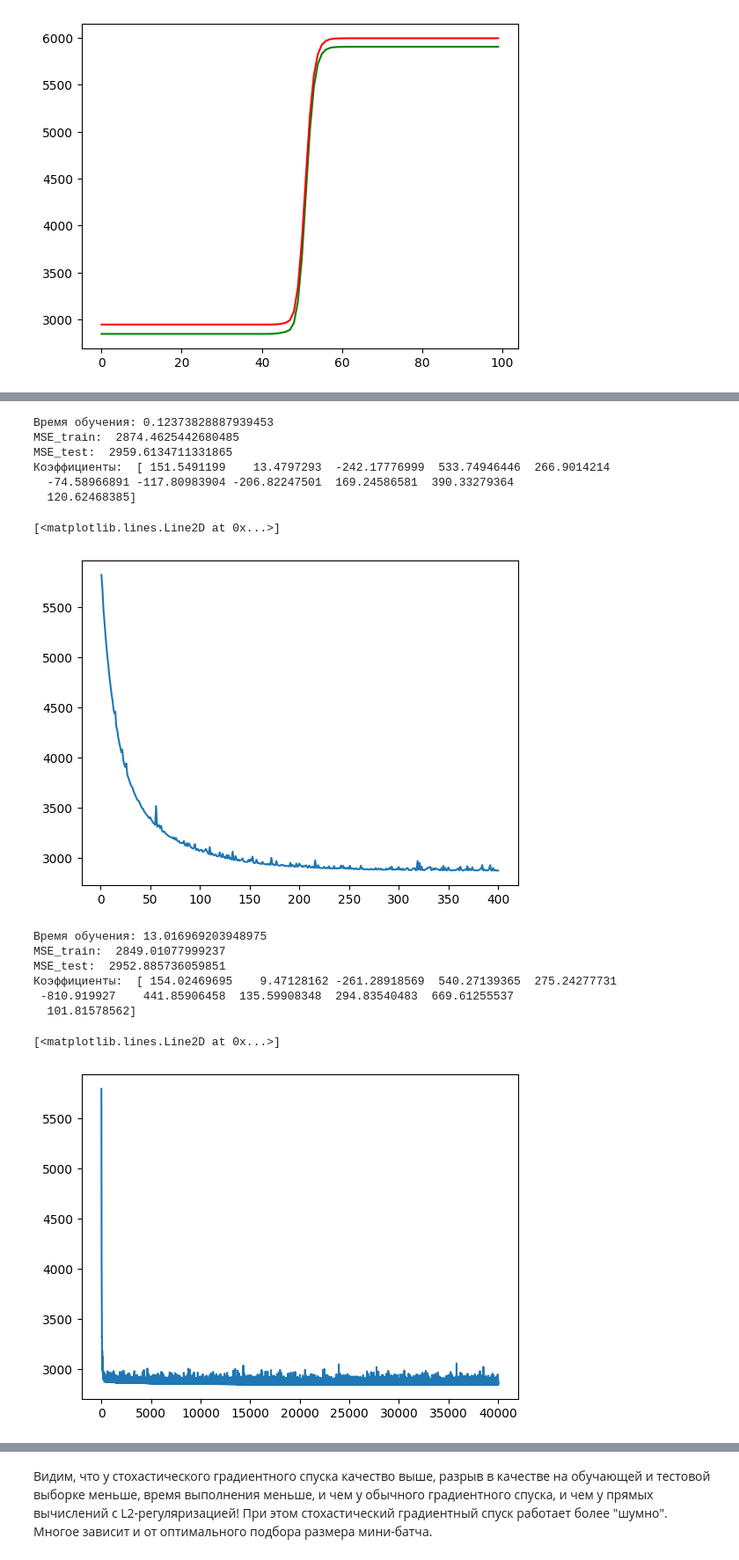
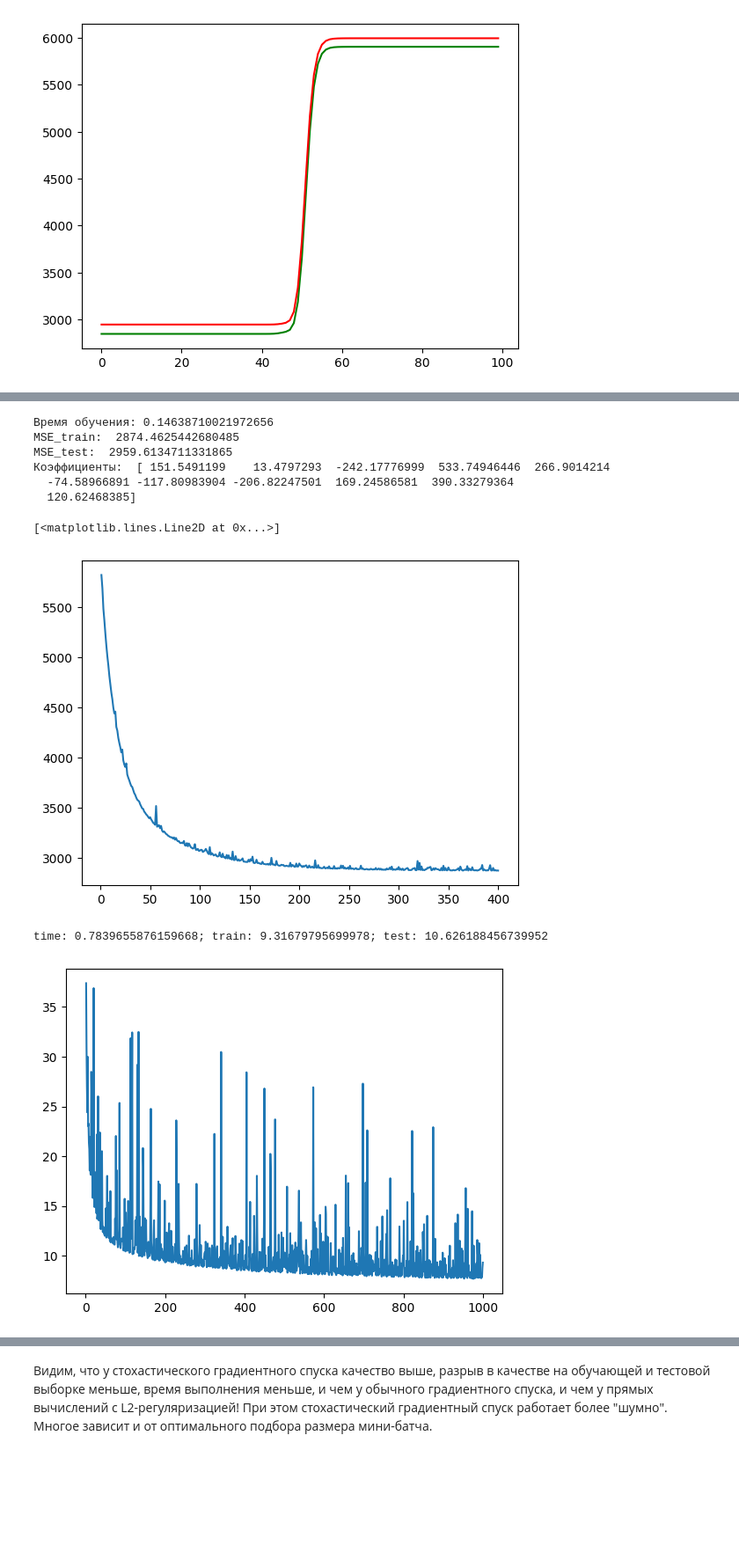
Before and after one commit to alexndremelyanov/_, a Jupyter notebook: L4.ipynb, the cells around one changed output, grey strips where cells are left out. Shown: that part at 88% size. Saved outputs shown, nothing was run; the diff lists cells and outputs as text; code cells hidden in the pictures; blank space fills up the shorter version.

```diff
--- a/L4.ipynb
+++ b/L4.ipynb
@@ -173,5 +161,5 @@ fig = plt.plot(steps, errors)
 # %%
-def train_test_split_(x, y, test_size=0.2, random_state=None):
+def train_test_split(x, y, test_size=0.2, random_state=None):
     data = np.concatenate((x, y.reshape(y.shape[0],1)), axis=1)
     # Задаем seed для воспроизводимости результатов, если указан random_state
     if random_state is not None:
@@ -208,7 +196,7 @@ df['diabetes_measure'] = diabetes.target
 X = df.iloc[:,:-1].values
 y = df.iloc[:,-1].values
 print(df.head())
-x_train, y_train, x_test, y_test = train_test_split_(X, y, test_size = 0.3, random_state = 123)
+x_train, y_train, x_test, y_test = train_test_split(X, y, test_size = 0.3, random_state = 123)
 x_train1 = np.hstack((np.ones((x_train.shape[0], 1)), x_train))
 x_test1 = np.hstack((np.ones((x_test.shape[0], 1)), x_test))
 # %% [output]
@@ -292,13 +280,12 @@ start_time = time.time()
 modelSGD = LinearRegressionSGD(lr=0.1, max_iter=400, batch_size=8, tol=1e-3, intercept = True)
 steps, errors = modelSGD.fit(x_train, y_train)
 print("Время обучения:", time.time() - start_time)
-# Predict using predict method from model
 print("MSE_train: ", modelSGD.MSE(x_train, y_train))
 print("MSE_test: ", modelSGD.MSE(x_test, y_test))
 print("Коэффициенты: ", modelSGD.theta)
 plt.plot(steps, errors)
 # %% [output]
-Время обучения: 0.12373828887939453
+Время обучения: 0.14638710021972656
 MSE_train:  2874.4625442680485
 MSE_test:  2959.6134711331865
 Коэффициенты:  [ 151.5491199    13.4797293  -242.17776999  533.74946446  266.9014214
@@ -308,22 +295,12 @@ MSE_test:  2959.6134711331865
 [figure]
 # %%
 start_time = time.time()
-modelSGD = LinearRegressionSGD(lr=0.1, max_iter=40000, batch_size=8, tol=1e-3, intercept = True)
+modelSGD = LinearRegressionSGD(lr=0.1, max_iter=1000, batch_size=8, tol=1e-3, intercept = True)
 steps, errors = modelSGD.fit(x_train, y_train)
-print("Время обучения:", time.time() - start_time)
-# Predict using predict method from model
-print("MSE_train: ", modelSGD.MSE(x_train, y_train))
-print("MSE_test: ", modelSGD.MSE(x_test, y_test))
-print("Коэффициенты: ", modelSGD.theta)
-plt.plot(steps, errors)
+print(f'time: {time.time() - start_time}; train: {modelSGD.MSE(x_train, y_train)}; test: {modelSGD.MSE(x_test, y_test)}')
+_ = plt.plot(steps, errors)
 # %% [output]
-Время обучения: 13.016969203948975
-MSE_train:  2849.01077999237
-MSE_test:  2952.885736059851
-Коэффициенты:  [ 154.02469695    9.47128162 -261.28918569  540.27139365  275.24277731
- -810.919927    441.85906458  135.59908348  294.83540483  669.61255537
-  101.81578562]
+time: 0.7839655876159668; train: 9.31679795699978; test: 10.626188456739952
-[<matplotlib.lines.Line2D at 0x...>]
-[figure, old version]
+[figure, new version]
 # %%
 start_time = time.time()
```
Also changed, not shown: parts of 17 cells of this notebook.
